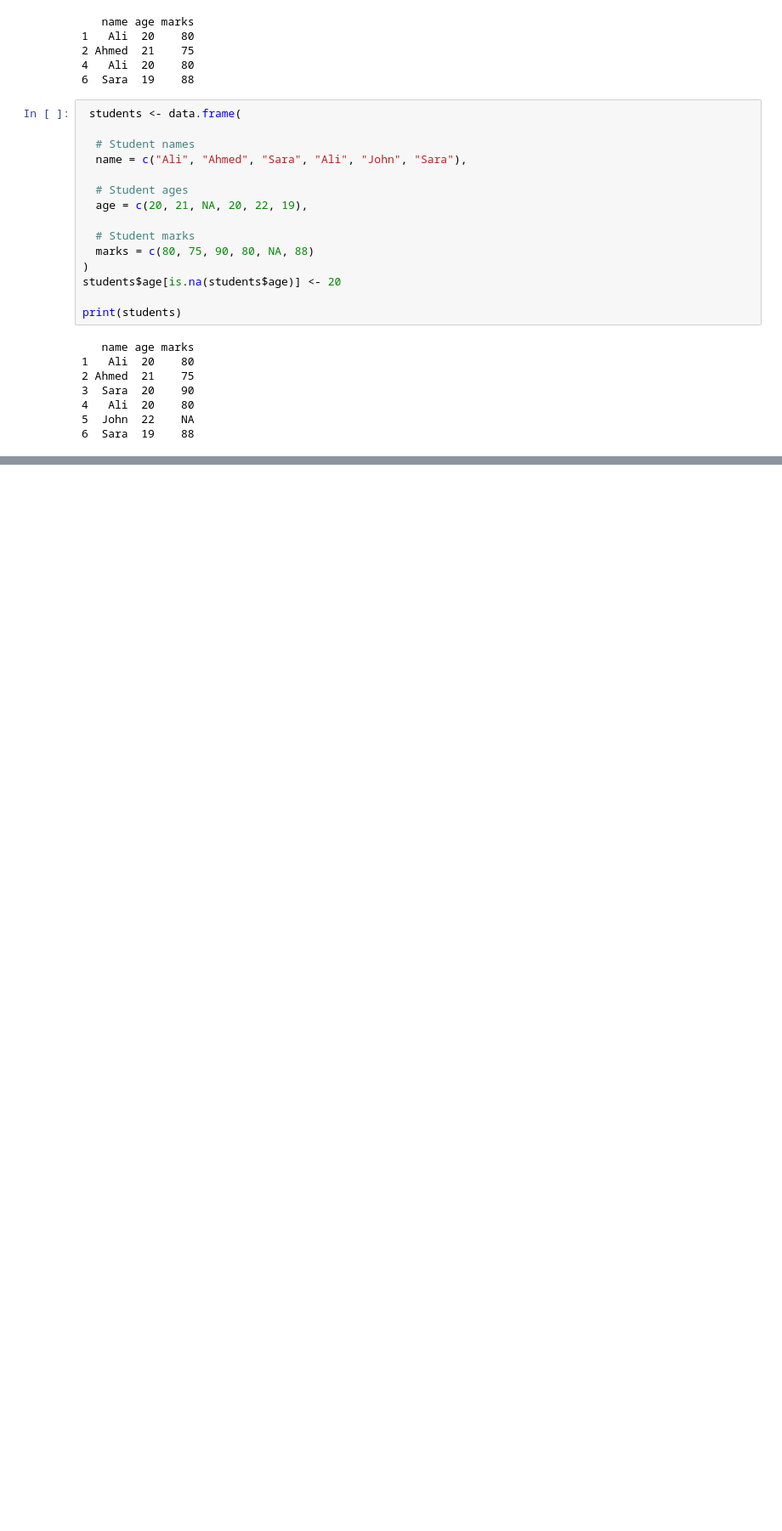
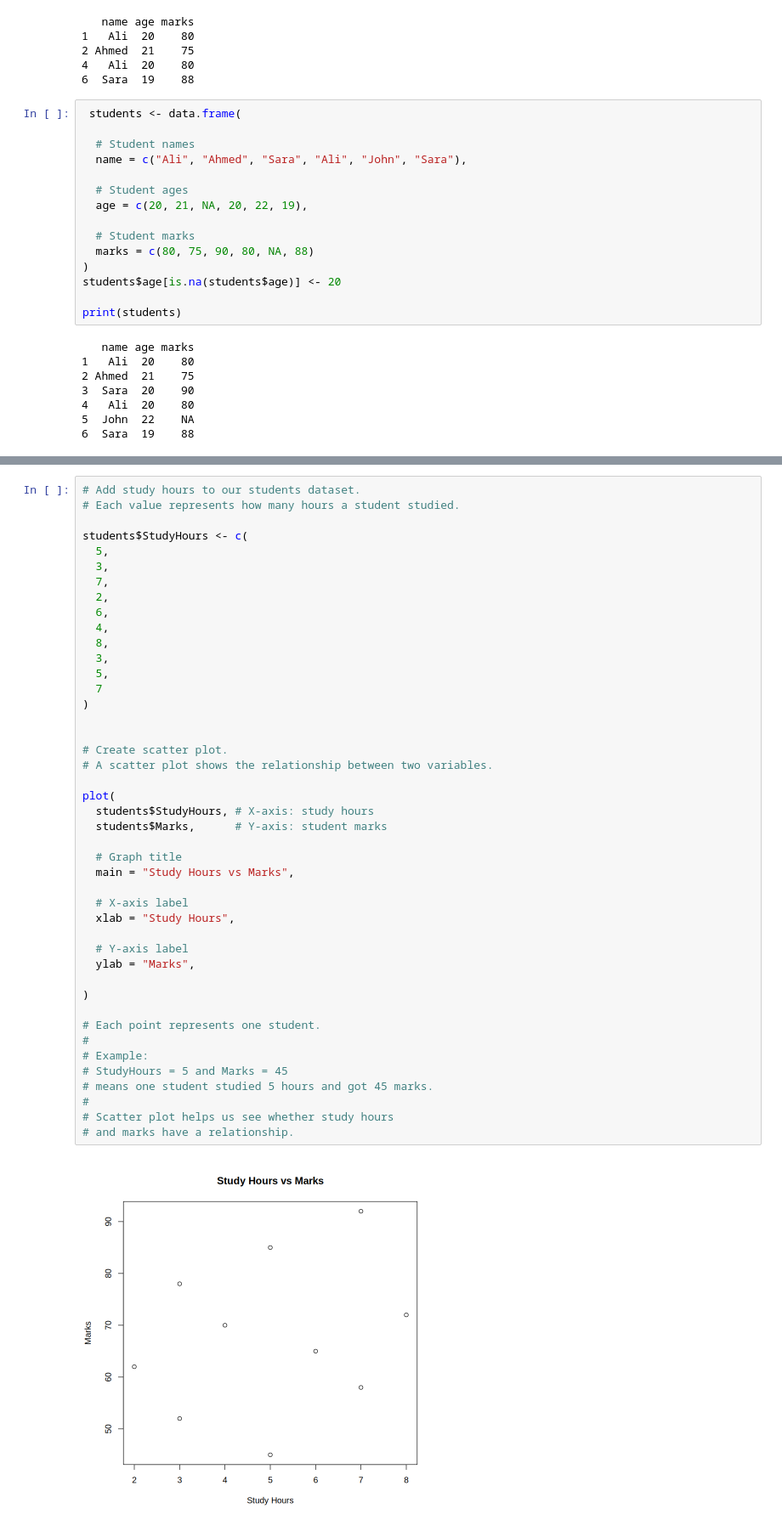
Before and after one commit to rakeshrabadiya/RwithML-GCF, a Jupyter notebook: Introduction_to_R_with_ML.ipynb, the cells around one changed output, grey strips where cells are left out. Shown at 85% size. Drawn from its saved outputs; the diff is of its cells as text; blank space fills up the shorter version.

```diff
--- a/Introduction_to_R_with_ML.ipynb
+++ b/Introduction_to_R_with_ML.ipynb
@@ -692,0 +1048,46 @@ print(students)
+# %%
+# Add study hours to our students dataset.
+# Each value represents how many hours a student studied.
+
+students$StudyHours <- c(
+  5,
+  3,
+  7,
+  2,
+  6,
+  4,
+  8,
+  3,
+  5,
+  7
+)
+
+
+# Create scatter plot.
+# A scatter plot shows the relationship between two variables.
+
+plot(
+  students$StudyHours, # X-axis: study hours
+  students$Marks,      # Y-axis: student marks
+
+  # Graph title
+  main = "Study Hours vs Marks",
+
+  # X-axis label
+  xlab = "Study Hours",
+
+  # Y-axis label
+  ylab = "Marks",
+
+)
+
+# Each point represents one student.
+#
+# Example:
+# StudyHours = 5 and Marks = 45
+# means one student studied 5 hours and got 45 marks.
+#
+# Scatter plot helps us see whether study hours
+# and marks have a relationship.
+# %% [output]
+[figure, added]
```
Also changed, not shown: parts of 18 cells of this notebook.
